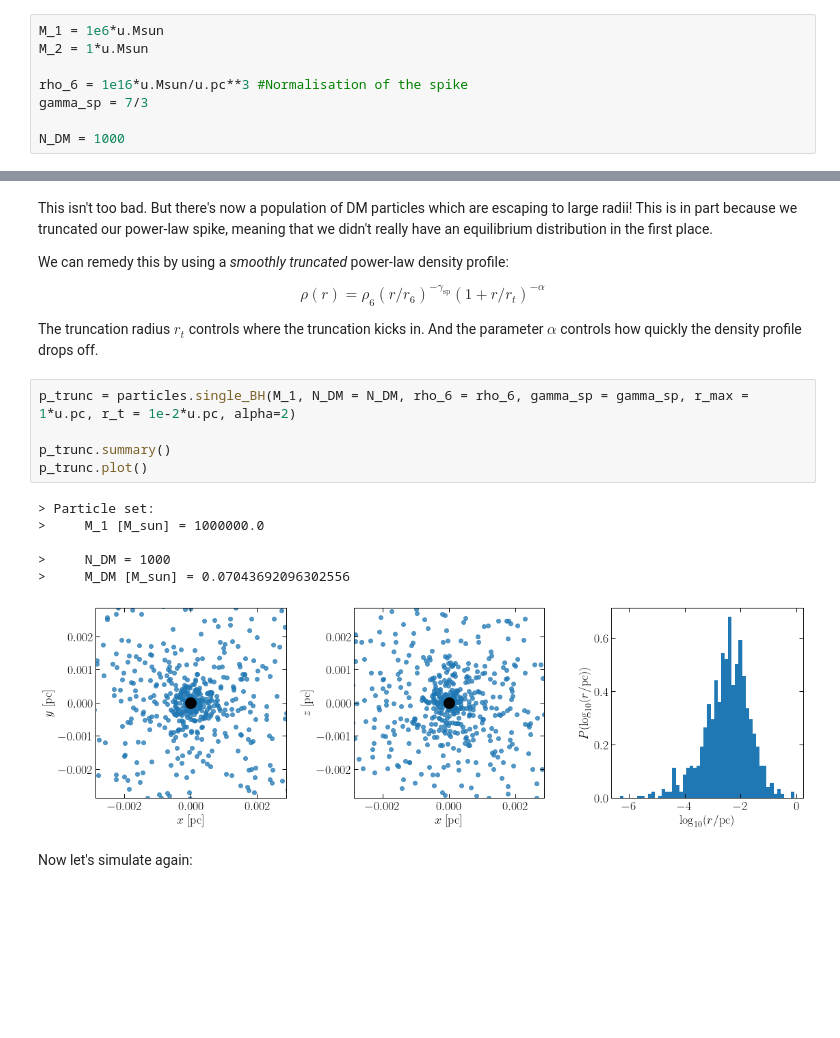
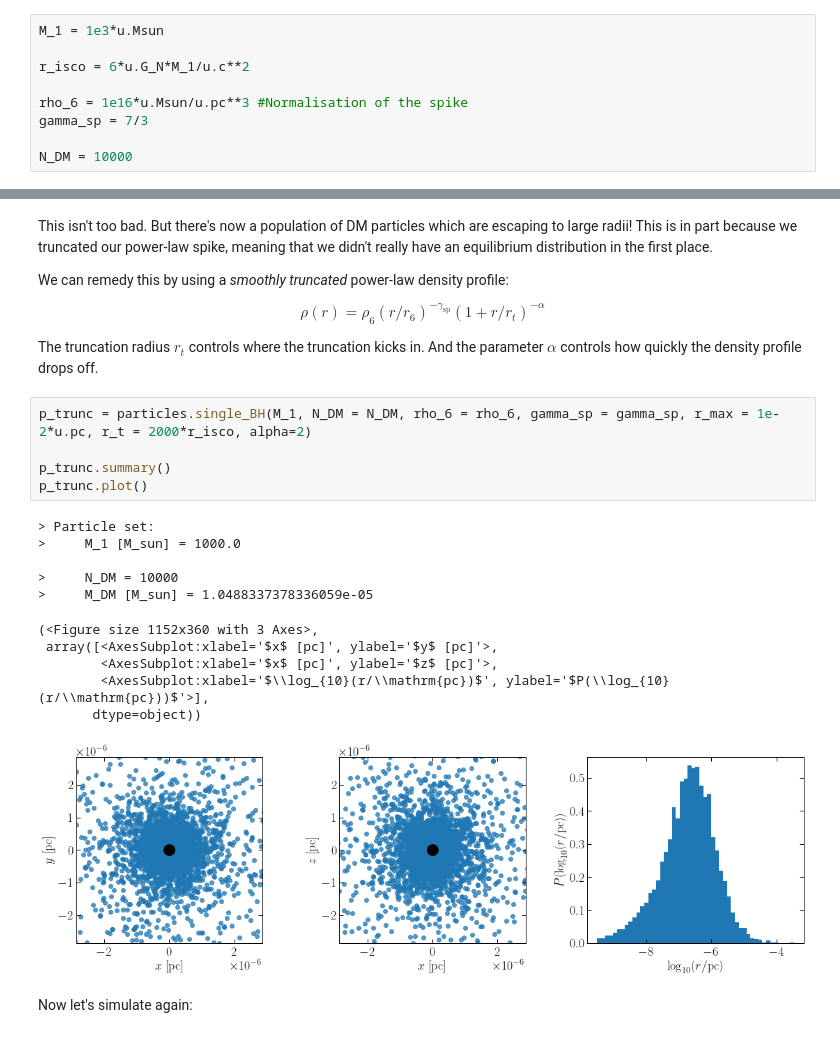
Before and after one commit to bradkav/NbodyIMRI, a Jupyter notebook: examples/Examples_Spike.ipynb, the cells around one changed output, grey strips where cells are left out. Drawn from its saved outputs; the diff is of its cells as text; blank space fills up the shorter version.

```diff
--- a/examples/Examples_Spike.ipynb
+++ b/examples/Examples_Spike.ipynb
@@ -16,13 +18,14 @@ import NbodyIMRI
 # %% [markdown]
 #### Setting up the system parameters
 # %%
-M_1 = 1e6*u.Msun
-M_2 = 1*u.Msun
+M_1 = 1e3*u.Msun
+
+r_isco = 6*u.G_N*M_1/u.c**2
 
 rho_6 = 1e16*u.Msun/u.pc**3 #Normalisation of the spike
 gamma_sp = 7/3
 
-N_DM = 1000
+N_DM = 10000
 # %% [markdown]
 Here, we're initialising a DM spike with density profile:
 
@@ -81,17 +98,22 @@ $$ \rho(r) = \rho_6 (r/r_6)^{-\gamma_\mathrm{sp}} (1 + r/r_t)^{-\alpha}$$
 
 The truncation radius $r_t$ controls where the truncation kicks in. And the parameter $\alpha$ controls how quickly the density profile drops off.
 # %%
-p_trunc = particles.single_BH(M_1, N_DM = N_DM, rho_6 = rho_6, gamma_sp = gamma_sp, r_max = 1*u.pc, r_t = 1e-2*u.pc, alpha=2)
+p_trunc = particles.single_BH(M_1, N_DM = N_DM, rho_6 = rho_6, gamma_sp = gamma_sp, r_max = 1e-2*u.pc, r_t = 2000*r_isco, alpha=2)
 
 p_trunc.summary()
 p_trunc.plot()
 # %% [output]
 > Particle set:
->     M_1 [M_sun] = 1000000.0
+>     M_1 [M_sun] = 1000.0
 
->     N_DM = 1000
->     M_DM [M_sun] = 0.07043692096302556
+>     N_DM = 10000
+>     M_DM [M_sun] = 1.0488337378336059e-05
+(<Figure size 1152x360 with 3 Axes>,
+ array([<AxesSubplot:xlabel='$x$ [pc]', ylabel='$y$ [pc]'>,
+        <AxesSubplot:xlabel='$x$ [pc]', ylabel='$z$ [pc]'>,
+        <AxesSubplot:xlabel='$\\log_{10}(r/\\mathrm{pc})$', ylabel='$P(\\log_{10}(r/\\mathrm{pc}))$'>],
+       dtype=object))
-[figure, old version]
+[figure, new version]
 # %% [markdown]
 Now let's simulate again:
 # %%
```
Also changed, not shown: parts of 24 cells of this notebook, 5 other files.
